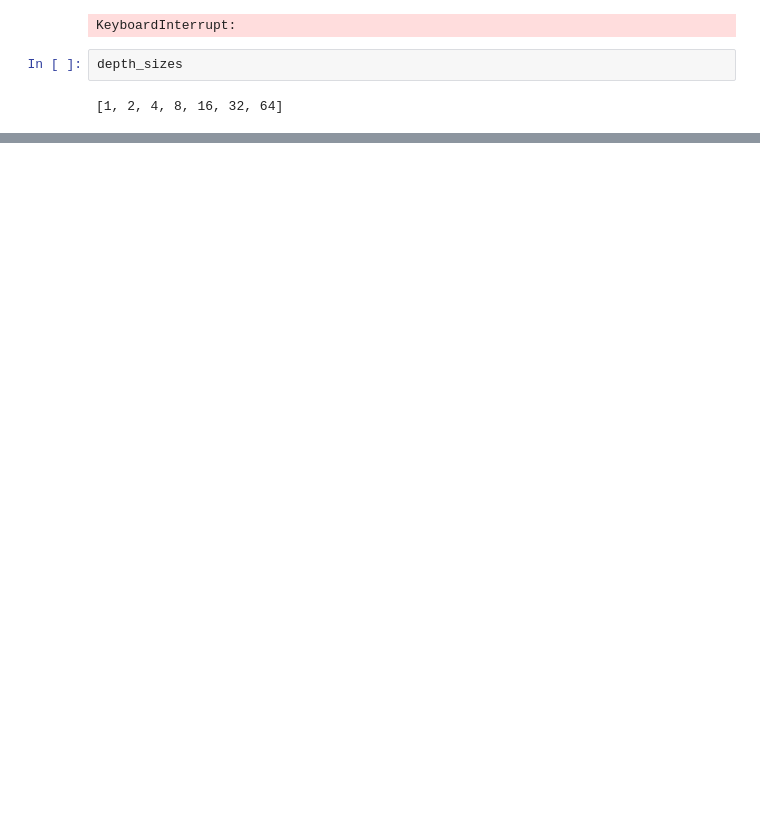
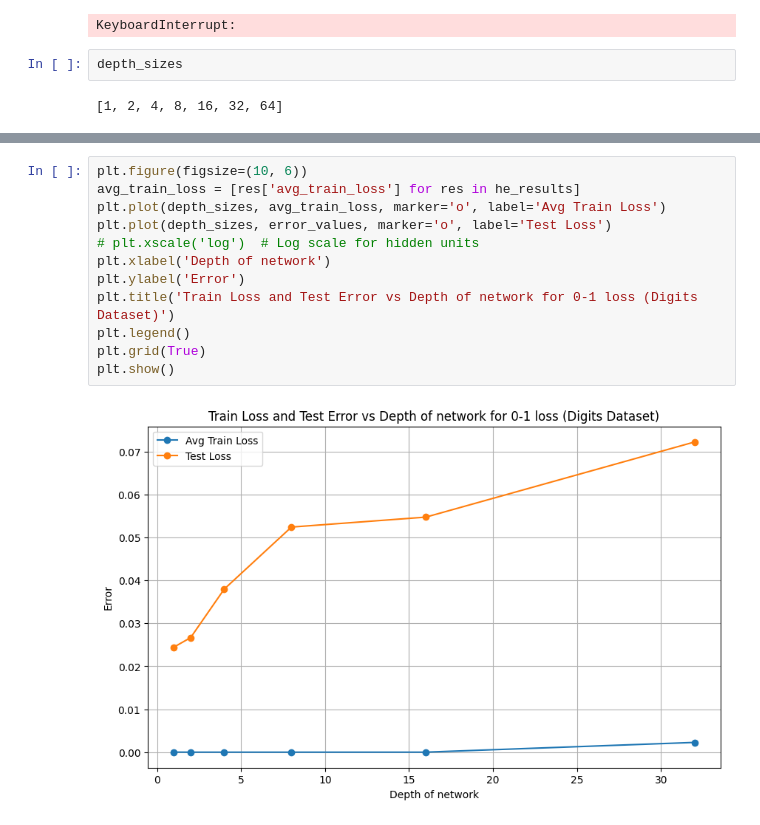
Before and after one commit to AntonyAjay123/Bias-Variance-Decomposition, a Jupyter notebook: 0-1 loss/Depth trends.ipynb, the cells around one changed output, grey strips where cells are left out. Cells and saved outputs as stored; diff of their text form; blank space fills up the shorter version.

```diff
--- a/0-1 loss/Depth trends.ipynb
+++ b/0-1 loss/Depth trends.ipynb
@@ -208,0 +240,14 @@ plt.show()
+# %%
+plt.figure(figsize=(10, 6))
+avg_train_loss = [res['avg_train_loss'] for res in he_results]
+plt.plot(depth_sizes, avg_train_loss, marker='o', label='Avg Train Loss')
+plt.plot(depth_sizes, error_values, marker='o', label='Test Loss')
+# plt.xscale('log')  # Log scale for hidden units
+plt.xlabel('Depth of network')
+plt.ylabel('Error')
+plt.title('Train Loss and Test Error vs Depth of network for 0-1 loss (Digits Dataset)')
+plt.legend()
+plt.grid(True)
+plt.show()
+# %% [output]
+[figure, added]
```
Also changed, not shown: parts of 7 cells of this notebook, 6 other files.
